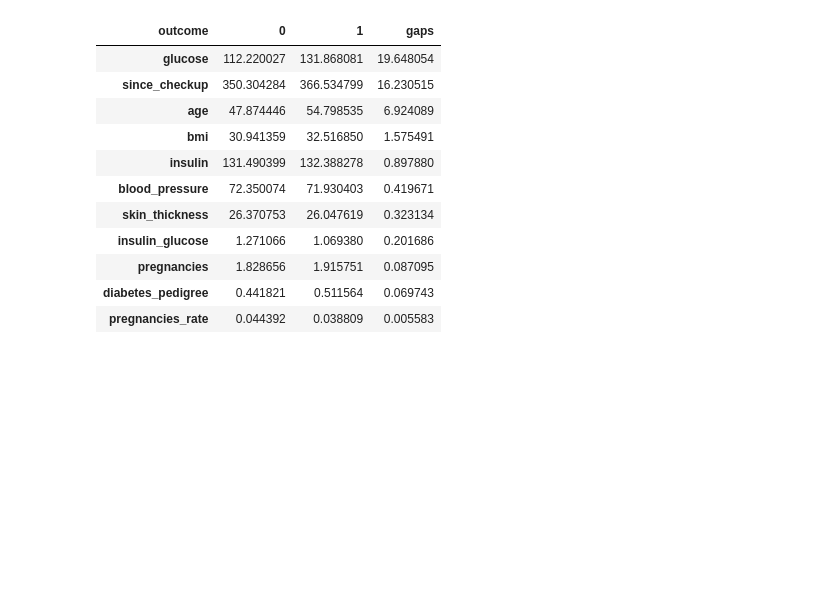
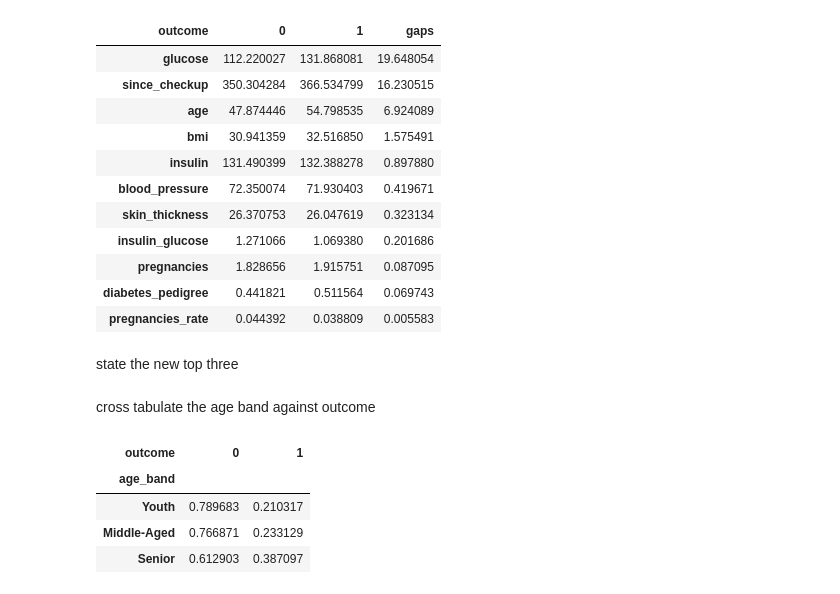
Before and after one commit to muhammedajvadsinan-byte/project1-diabetes, a Jupyter notebook: notebook/ajvad_d2.ipynb, the cells around one changed output. Cells and saved outputs as stored; diff of their text form; code cells hidden in the pictures; blank space fills up the shorter version.

```diff
--- a/notebook/ajvad_d2.ipynb
+++ b/notebook/ajvad_d2.ipynb
@@ -308,3 +308,5 @@ group_means.sort_values('gaps', ascending = False)
 | pregnancies | 1.828656 | 1.915751 | 0.087095 |
 | diabetes_pedigree | 0.441821 | 0.511564 | 0.069743 |
 | pregnancies_rate | 0.044392 | 0.038809 | 0.005583 |
+# %% [markdown]
+state the new top three
@@ -310,0 +317,10 @@ group_means.sort_values('gaps', ascending = False)
+# %% [markdown]
+cross tabulate the age band against outcome
+# %%
+pd.crosstab(df['age_band'],df['outcome'],normalize ='index')
+# %% [output]
+| outcome | 0 | 1 |
+| age_band |  |  |
+| Youth | 0.789683 | 0.210317 |
+| Middle-Aged | 0.766871 | 0.233129 |
+| Senior | 0.612903 | 0.387097 |
```
Also changed, not shown: parts of 11 cells of this notebook, 1 other file.
